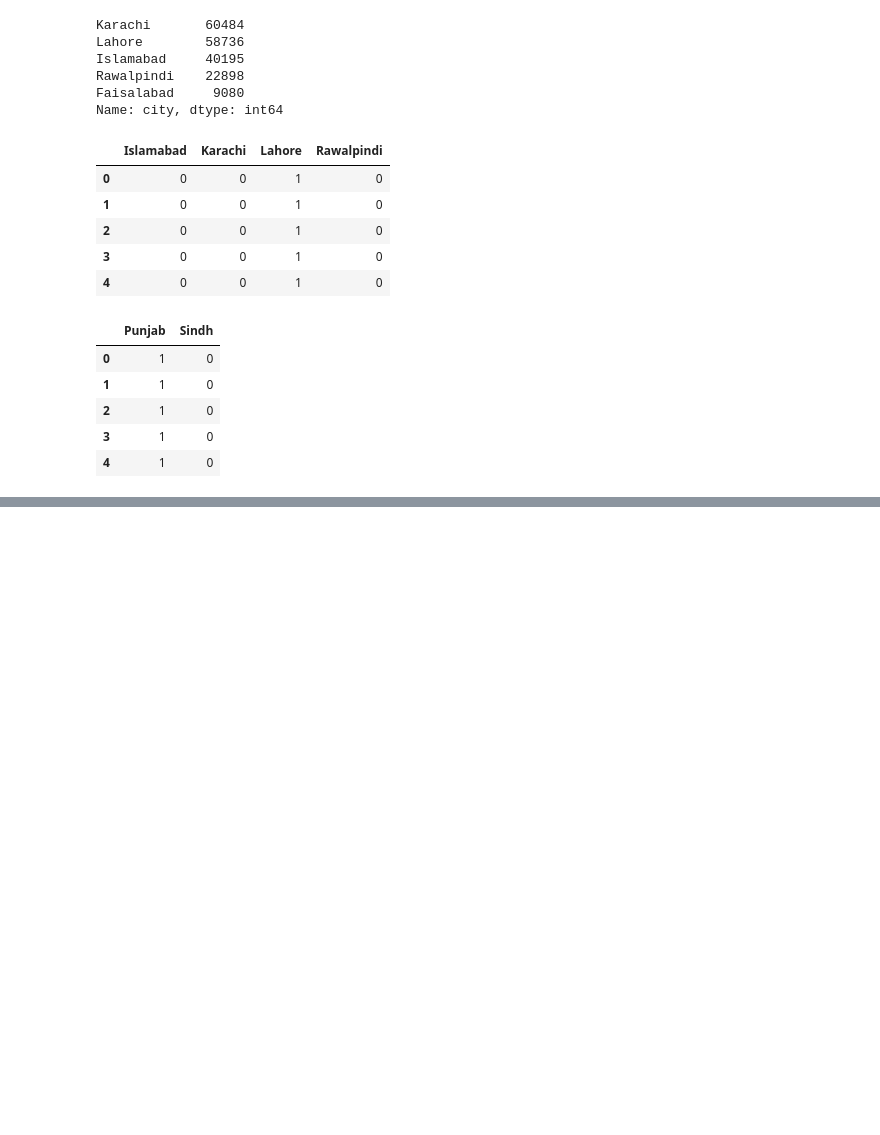
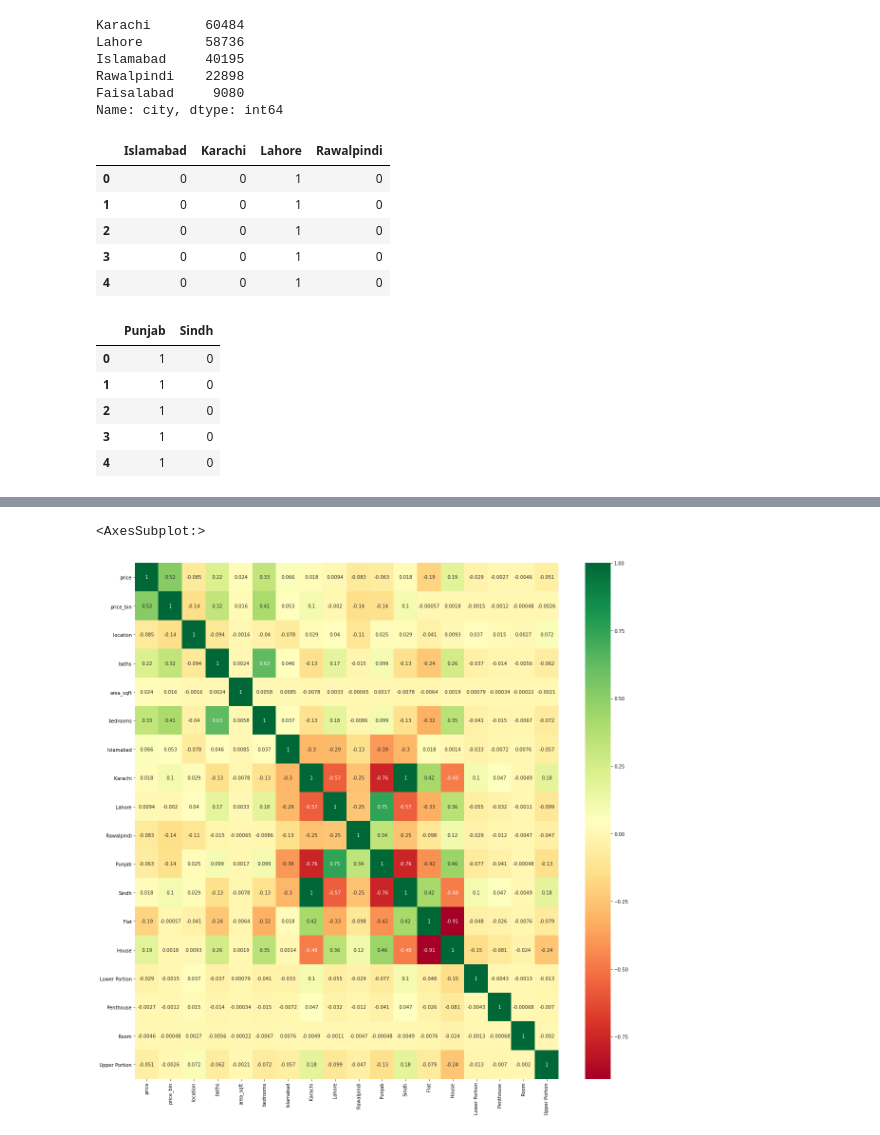
Before and after one commit to ZaheerFDS78/house-price-prediction-model, a Jupyter notebook: Untitled.ipynb, the cells around one changed output, grey strips where cells are left out. Drawn from its saved outputs; the diff is of its cells as text; code cells hidden in the pictures; blank space fills up the shorter version.

```diff
--- a/Untitled.ipynb
+++ b/Untitled.ipynb
@@ -291,0 +292,2 @@ KeyError: "['date_added'] not found in axis"
+# %%
+df.drop(['latitude', 'longitude'],axis=1, inplace=True )
@@ -291,0 +303,2 @@ KeyError: "['date_added'] not found in axis"
+# %%
+train_data=df.drop(['area','area_marla','date_added','year','month','day','purpose'],axis=1)
@@ -291,0 +314,2 @@ KeyError: "['date_added'] not found in axis"
+# %%
+train_df=pd.concat([train_data, city, province,property_type], axis=1,inplace)
@@ -291,0 +332,2 @@ KeyError: "['date_added'] not found in axis"
+# %%
+train_df.dropna(axis=0, inplace=True)
@@ -291,0 +370,9 @@ KeyError: "['date_added'] not found in axis"
+# %%
+cormat = train_df.corr()
+top_corr_features=cormat.index
+plt.figure(figsize=(20,20))
+#plot heatmap
+sns.heatmap(train_df[top_corr_features].corr(),annot=True,cmap="RdYlGn")
+# %% [output]
+<AxesSubplot:>
+[figure, added]
```
Also changed, not shown: parts of 43 cells of this notebook.
